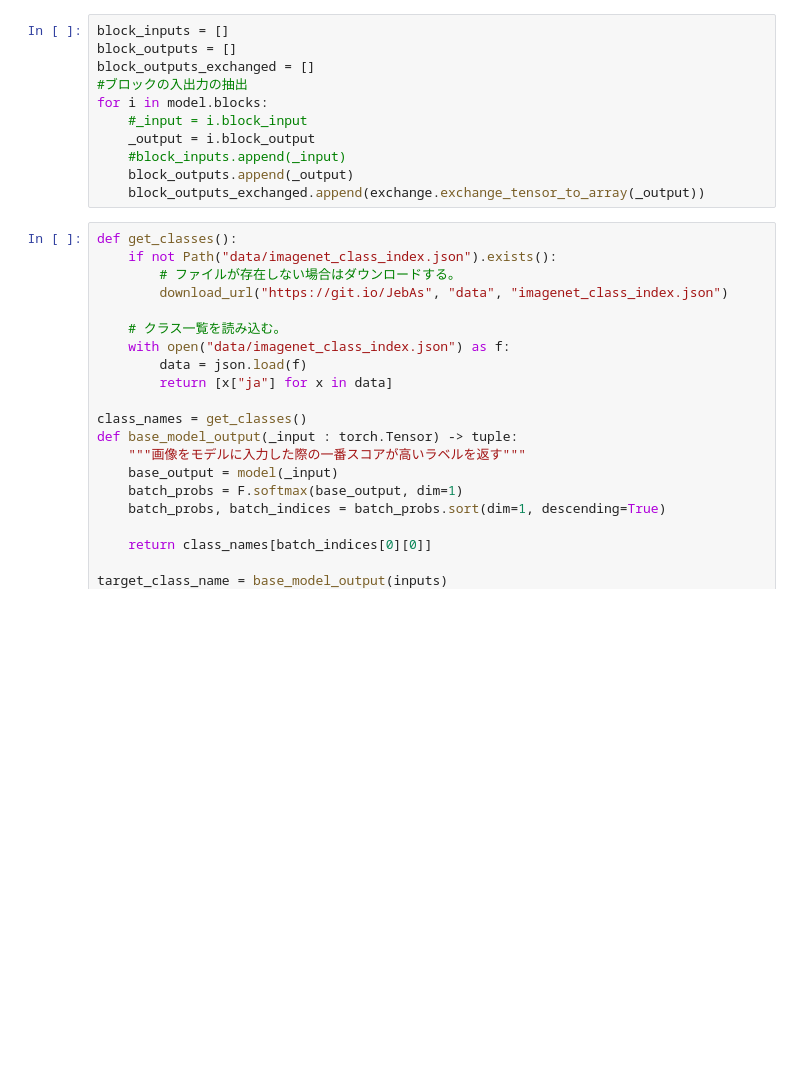
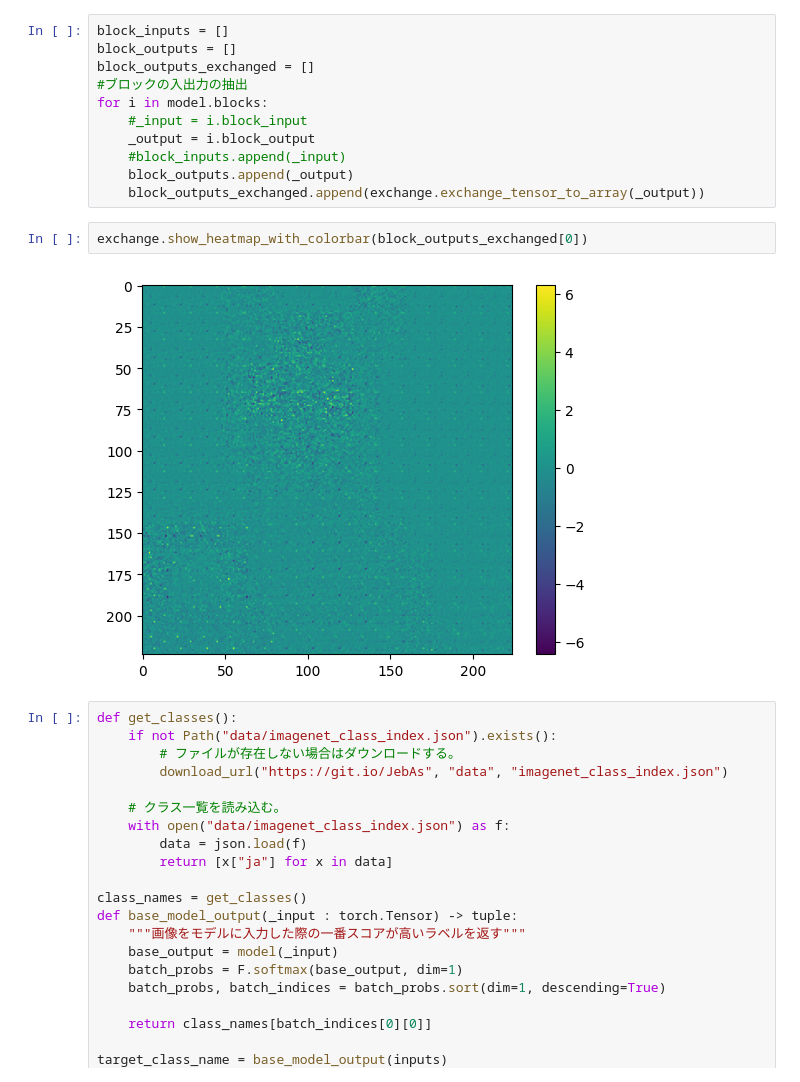
Before and after one commit to murakami-rintaro/XAIforgMLP, a Jupyter notebook: test_for_methods.ipynb, the cells around one changed output. Saved outputs shown, nothing was run; the diff lists cells and outputs as text; blank space fills up the shorter version.

```diff
--- a/test_for_methods.ipynb
+++ b/test_for_methods.ipynb
@@ -112,6 +112,10 @@ for i in model.blocks:
     #block_inputs.append(_input)
     block_outputs.append(_output)
     block_outputs_exchanged.append(exchange.exchange_tensor_to_array(_output))
+# %%
+exchange.show_heatmap_with_colorbar(block_outputs_exchanged[0])
+# %% [output]
+[figure, added]
 # %%
 def get_classes():
     if not Path("data/imagenet_class_index.json").exists():
```
Also changed, not shown: parts of 2 cells of this notebook, 1 other file.
